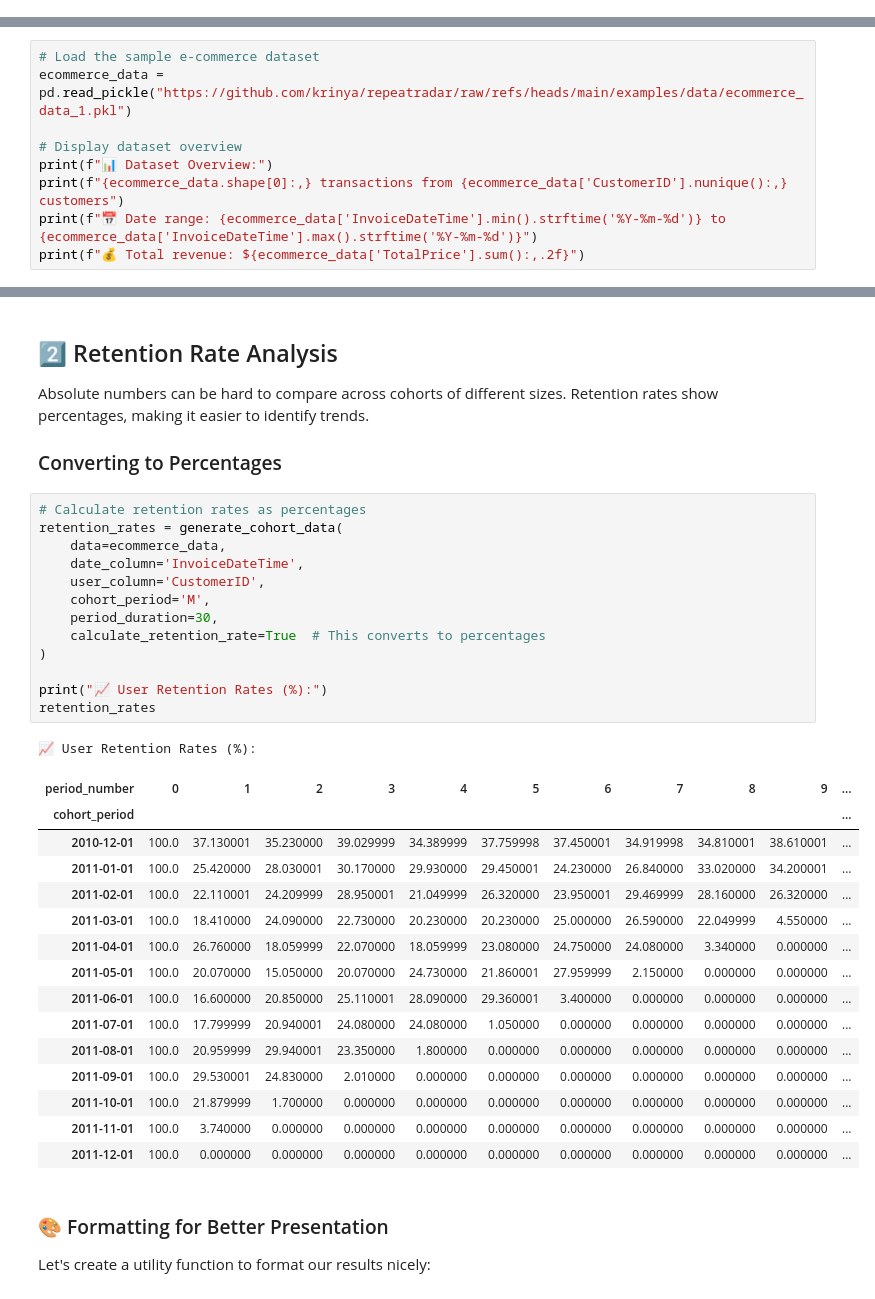
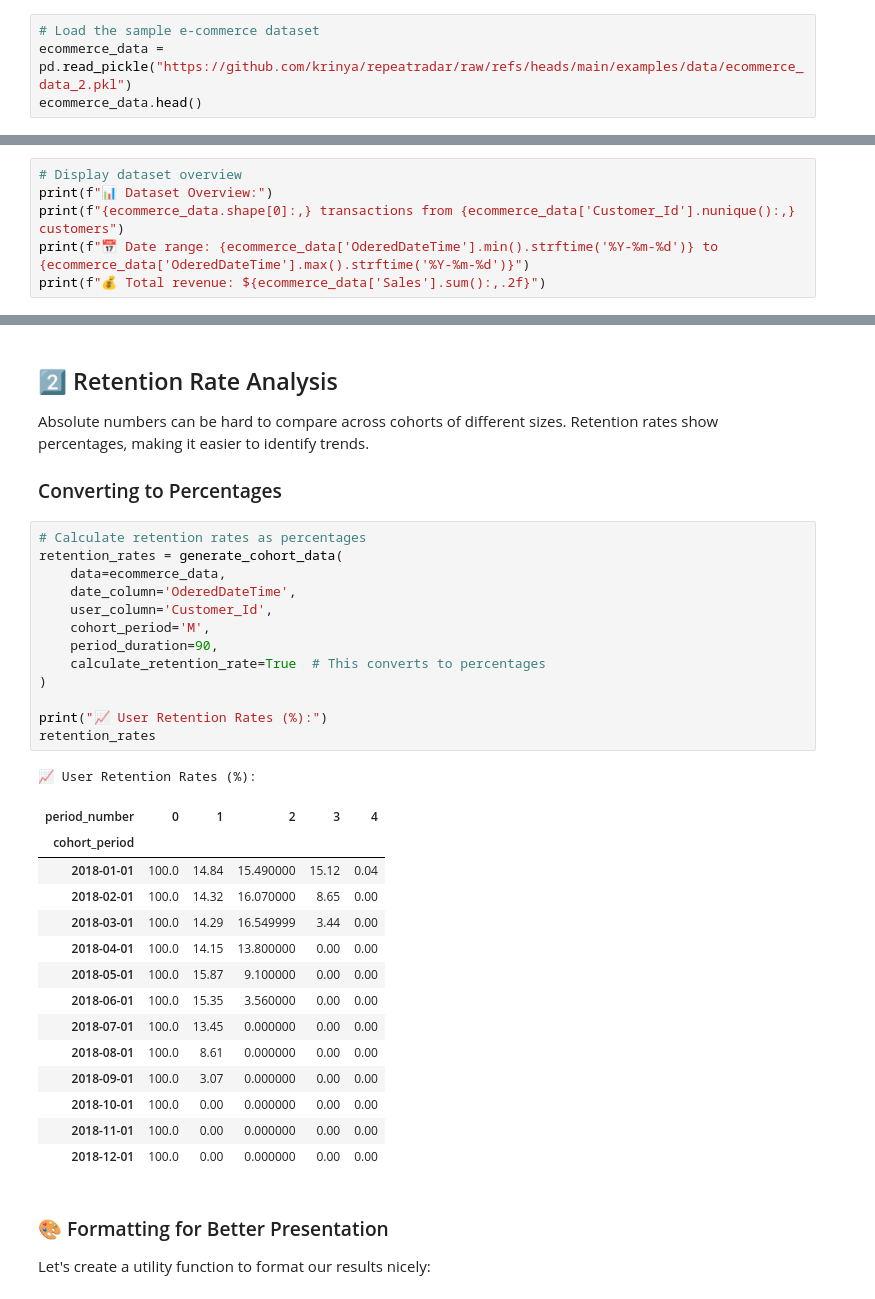
Before and after one commit to krinya/repeatradar, a Jupyter notebook: examples/03_cohort_calculation_demo_2.ipynb, the cells around one changed output, grey strips where cells are left out. Drawn from its saved outputs; the diff is of its cells as text.

```diff
--- a/examples/03_cohort_calculation_demo_2.ipynb
+++ b/examples/03_cohort_calculation_demo_2.ipynb
@@ -62,3 +62,7 @@ We'll use a real e-commerce dataset containing customer transactions. This datas
 - **InvoiceDateTime**: Transaction timestamp
 - **TotalPrice**: Transaction value
 - Additional transaction details for comprehensive analysis
+# %%
+# Load the sample e-commerce dataset
+ecommerce_data = pd.read_pickle("https://github.com/krinya/repeatradar/raw/refs/heads/main/examples/data/ecommerce_data_2.pkl")
+ecommerce_data.head()
@@ -65,11 +76,8 @@ We'll use a real e-commerce dataset containing customer transactions. This datas
 # %%
-# Load the sample e-commerce dataset
-ecommerce_data = pd.read_pickle("https://github.com/krinya/repeatradar/raw/refs/heads/main/examples/data/ecommerce_data_1.pkl")
-
 # Display dataset overview
 print(f"📊 Dataset Overview:")
-print(f"{ecommerce_data.shape[0]:,} transactions from {ecommerce_data['CustomerID'].nunique():,} customers")
-print(f"📅 Date range: {ecommerce_data['InvoiceDateTime'].min().strftime('%Y-%m-%d')} to {ecommerce_data['InvoiceDateTime'].max().strftime('%Y-%m-%d')}")
-print(f"💰 Total revenue: ${ecommerce_data['TotalPrice'].sum():,.2f}")
+print(f"{ecommerce_data.shape[0]:,} transactions from {ecommerce_data['Customer_Id'].nunique():,} customers")
+print(f"📅 Date range: {ecommerce_data['OderedDateTime'].min().strftime('%Y-%m-%d')} to {ecommerce_data['OderedDateTime'].max().strftime('%Y-%m-%d')}")
+print(f"💰 Total revenue: ${ecommerce_data['Sales'].sum():,.2f}")
 # %% [output]
 📊 Dataset Overview:
@@ -181,33 +177,32 @@ Absolute numbers can be hard to compare across cohorts of different sizes. Reten
 # %%
 # Calculate retention rates as percentages
 retention_rates = generate_cohort_data(
     data=ecommerce_data,
-    date_column='InvoiceDateTime',
-    user_column='CustomerID',
+    date_column='OderedDateTime',
+    user_column='Customer_Id',
     cohort_period='M',
-    period_duration=30,
+    period_duration=90,
     calculate_retention_rate=True  # This converts to percentages
 )
 
 print("📈 User Retention Rates (%):")
 retention_rates
 # %% [output]
 📈 User Retention Rates (%):
-| period_number | 0 | 1 | 2 | 3 | 4 | 5 | 6 | 7 | 8 | 9 | ... |
-| cohort_period |  |  |  |  |  |  |  |  |  |  | ... |
-| 2010-12-01 | 100.0 | 37.130001 | 35.230000 | 39.029999 | 34.389999 | 37.759998 | 37.450001 | 34.919998 | 34.810001 | 38.610001 | ... |
-| 2011-01-01 | 100.0 | 25.420000 | 28.030001 | 30.170000 | 29.930000 | 29.450001 | 24.230000 | 26.840000 | 33.020000 | 34.200001 | ... |
-| 2011-02-01 | 100.0 | 22.110001 | 24.209999 | 28.950001 | 21.049999 | 26.320000 | 23.950001 | 29.469999 | 28.160000 | 26.320000 | ... |
-| 2011-03-01 | 100.0 | 18.410000 | 24.090000 | 22.730000 | 20.230000 | 20.230000 | 25.000000 | 26.590000 | 22.049999 | 4.550000 | ... |
-| 2011-04-01 | 100.0 | 26.760000 | 18.059999 | 22.070000 | 18.059999 | 23.080000 | 24.750000 | 24.080000 | 3.340000 | 0.000000 | ... |
-| 2011-05-01 | 100.0 | 20.070000 | 15.050000 | 20.070000 | 24.730000 | 21.860001 | 27.959999 | 2.150000 | 0.000000 | 0.000000 | ... |
-| 2011-06-01 | 100.0 | 16.600000 | 20.850000 | 25.110001 | 28.090000 | 29.360001 | 3.400000 | 0.000000 | 0.000000 | 0.000000 | ... |
-| 2011-07-01 | 100.0 | 17.799999 | 20.940001 | 24.080000 | 24.080000 | 1.050000 | 0.000000 | 0.000000 | 0.000000 | 0.000000 | ... |
-| 2011-08-01 | 100.0 | 20.959999 | 29.940001 | 23.350000 | 1.800000 | 0.000000 | 0.000000 | 0.000000 | 0.000000 | 0.000000 | ... |
-| 2011-09-01 | 100.0 | 29.530001 | 24.830000 | 2.010000 | 0.000000 | 0.000000 | 0.000000 | 0.000000 | 0.000000 | 0.000000 | ... |
-| 2011-10-01 | 100.0 | 21.879999 | 1.700000 | 0.000000 | 0.000000 | 0.000000 | 0.000000 | 0.000000 | 0.000000 | 0.000000 | ... |
-| 2011-11-01 | 100.0 | 3.740000 | 0.000000 | 0.000000 | 0.000000 | 0.000000 | 0.000000 | 0.000000 | 0.000000 | 0.000000 | ... |
-| 2011-12-01 | 100.0 | 0.000000 | 0.000000 | 0.000000 | 0.000000 | 0.000000 | 0.000000 | 0.000000 | 0.000000 | 0.000000 | ... |
+| period_number | 0 | 1 | 2 | 3 | 4 |
+| cohort_period |  |  |  |  |  |
+| 2018-01-01 | 100.0 | 14.84 | 15.490000 | 15.12 | 0.04 |
+| 2018-02-01 | 100.0 | 14.32 | 16.070000 | 8.65 | 0.00 |
+| 2018-03-01 | 100.0 | 14.29 | 16.549999 | 3.44 | 0.00 |
+| 2018-04-01 | 100.0 | 14.15 | 13.800000 | 0.00 | 0.00 |
+| 2018-05-01 | 100.0 | 15.87 | 9.100000 | 0.00 | 0.00 |
+| 2018-06-01 | 100.0 | 15.35 | 3.560000 | 0.00 | 0.00 |
+| 2018-07-01 | 100.0 | 13.45 | 0.000000 | 0.00 | 0.00 |
+| 2018-08-01 | 100.0 | 8.61 | 0.000000 | 0.00 | 0.00 |
+| 2018-09-01 | 100.0 | 3.07 | 0.000000 | 0.00 | 0.00 |
+| 2018-10-01 | 100.0 | 0.00 | 0.000000 | 0.00 | 0.00 |
+| 2018-11-01 | 100.0 | 0.00 | 0.000000 | 0.00 | 0.00 |
+| 2018-12-01 | 100.0 | 0.00 | 0.000000 | 0.00 | 0.00 |
 # %% [markdown]
 ### 🎨 Formatting for Better Presentation
 
```
Also changed, not shown: parts of 6 cells of this notebook, 6 other files.
